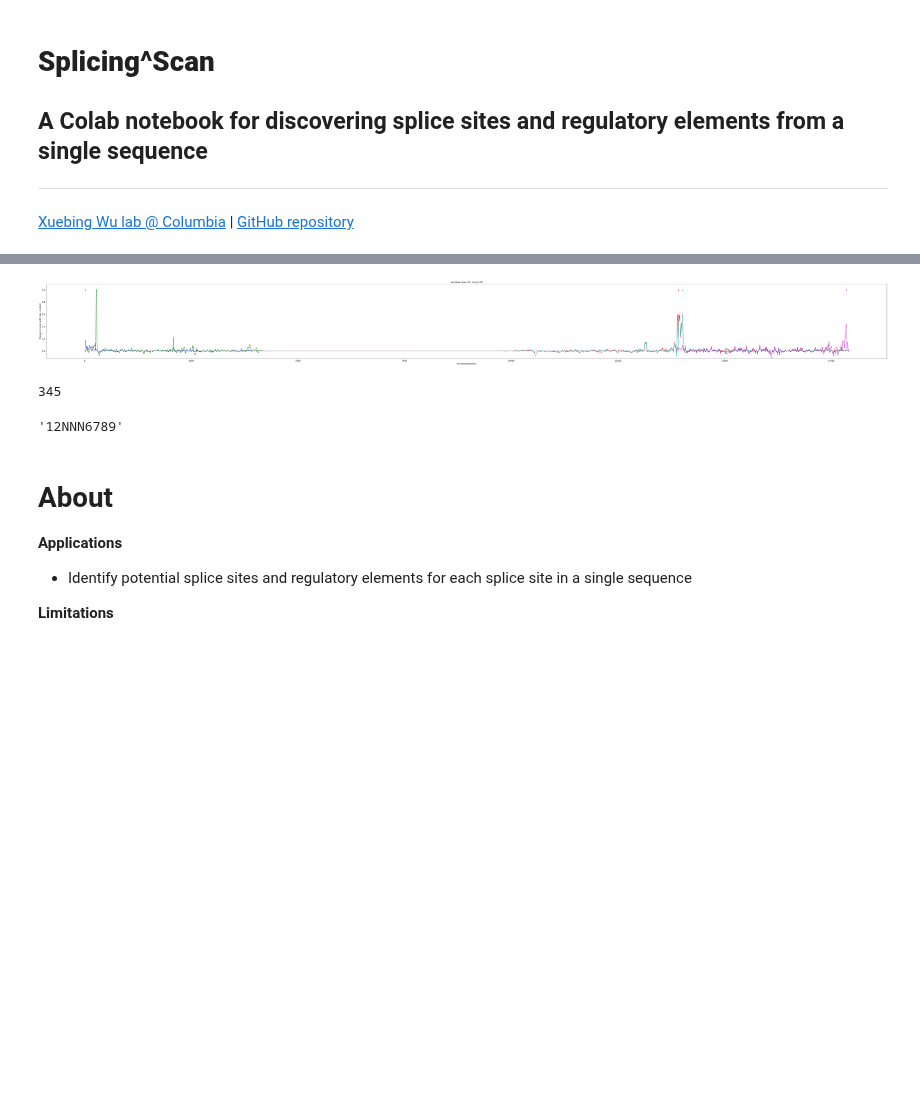
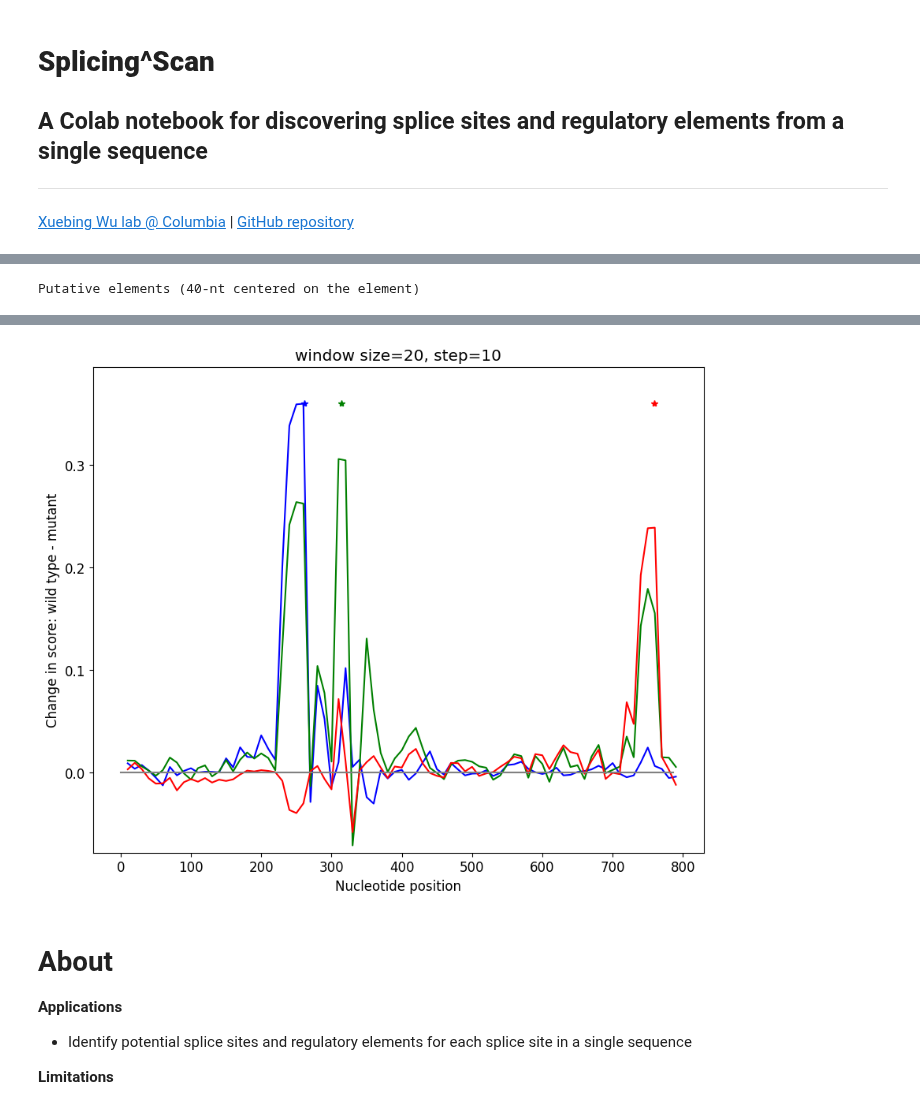
Before and after one commit to xuebingwu/Pangolin, a Jupyter notebook: splicingScan.ipynb, the cells around one changed output, grey strips where cells are left out. Saved outputs shown, nothing was run; the diff lists cells and outputs as text; code cells hidden in the pictures; blank space fills up the shorter version.

```diff
--- a/splicingScan.ipynb
+++ b/splicingScan.ipynb
@@ -22,7 +22,7 @@ from tqdm.notebook import tqdm
 ######### options
 
 ########## input
-INPUT = "MAPT exon 10"#@param ["Paste your sequence or select a sample sequence (default: SRSF3 skipped exon)","GAPDH pre-mRNA", "EGFP + CENPB 3' UTR reporter","SMN2 exon 7","MAPT exon 10"] {allow-input: true}
+INPUT = "SMN2 exon 7"#@param ["Paste your sequence or select a sample sequence (default: SRSF3 skipped exon)","GAPDH pre-mRNA", "EGFP + CENPB 3' UTR reporter","SMN2 exon 7","MAPT exon 10"] {allow-input: true}
 #INPUT = "Paste your sequence or select a sample sequence (default: ACTB pre-mRNA)"#@param ["ACTB pre-mRNA", "GAPDH pre-mRNA", "EGFP + CENPB 3' UTR reporter"] {allow-input: true}
 
 #@markdown - To run: click `Runtime` -> `Run all` in the menu bar, or click the triangle play/run button on the left
@@ -135,7 +135,7 @@ Looking in indexes: https://pypi.org/simple, https://us-python.pkg.dev/colab-whe
 #@title Step 2: Discover regulatory elements
 #@markdown Sequences in a sliding window will be set to N and the change in strength of each predicted splice site will be calculated and plotted.
 
-Splicing_model = "Heart" #@param ["Testis", "Brain", "Heart", "Liver"]
+Splicing_model = "Testis" #@param ["Testis", "Brain", "Heart", "Liver"]
 
 Window_size = 20 #@param {type:"slider", min:1, max:100, step:1}
 
@@ -152,19 +152,7 @@ if os.path.exists('predicted_splice_sites.txt'):
+Putative elements (40-nt centered on the element)
 [interactive output not drawn]
 [interactive output not drawn]
-[figure, old version]
+[figure, new version]
-# %%
-def mutate_a_window(seq,start_pos,window_length):
-    # change sequence
-    # mutate_a_window('AAACCC',100,20)
-    print(seq[start_pos:start_pos+window_length])
-    seq2 = seq[:start_pos]+'N'*window_length + seq[(start_pos+window_length):]
-    if len(seq2) > len(seq):
-      seq2 = seq2[:len(seq)]
-    return seq2
-mutate_a_window('123456789',2,3)
-# %% [output]
-345
-'12NNN6789'
 # %% [markdown]
 # About <a name="Instructions"></a>
 
```
Also changed, not shown: parts of 2 cells of this notebook.
